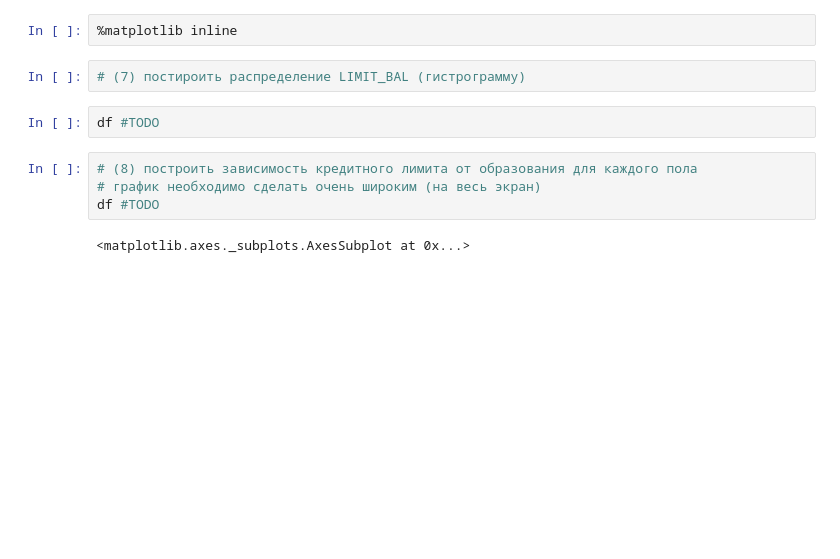
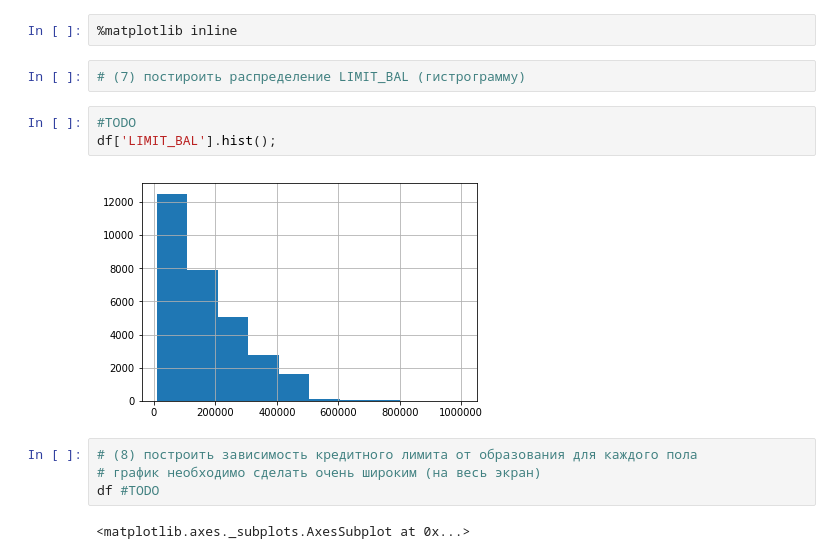
Before and after one commit to VladRim/sfml, a Jupyter notebook: hw1-task.ipynb, the cells around one changed output. Saved outputs shown, nothing was run; the diff lists cells and outputs as text; blank space fills up the shorter version.

```diff
--- a/hw1-task.ipynb
+++ b/hw1-task.ipynb
@@ -149,8 +166,11 @@ df['LETTER'] = df["LIMIT_BAL"].map(Letter)
 %matplotlib inline
 # %%
 # (7) постироить распределение LIMIT_BAL (гистрограмму)
-# %%
-df #TODO
+# %%
+#TODO
+df['LIMIT_BAL'].hist();
+# %% [output]
+[figure, added]
 # %%
 # (8) построить зависимость кредитного лимита от образования для каждого пола
 # график необходимо сделать очень широким (на весь экран)
```
Also changed, not shown: parts of 2 cells of this notebook.
